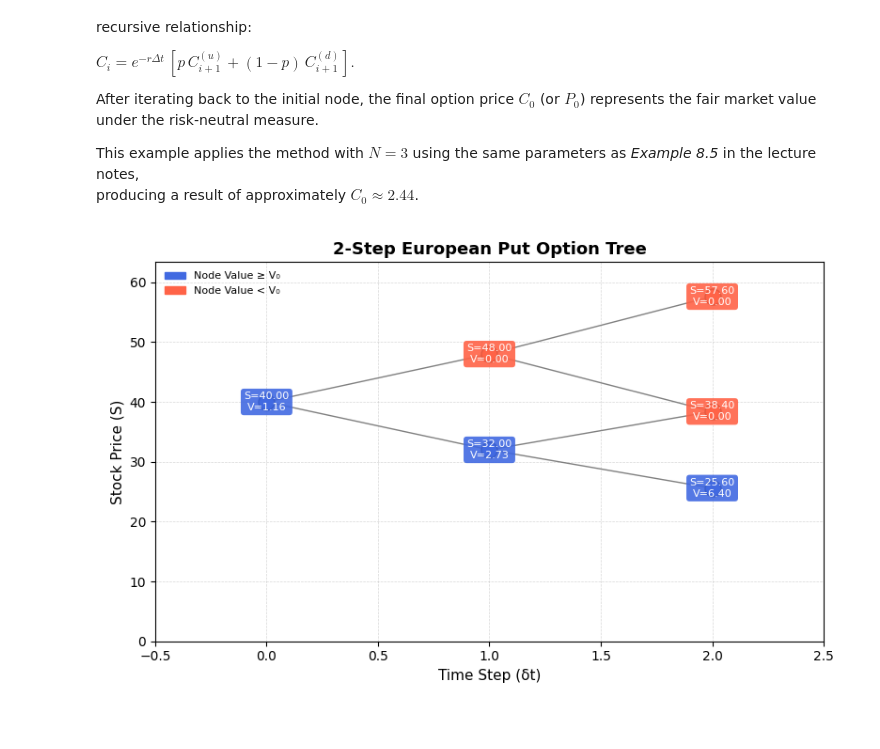
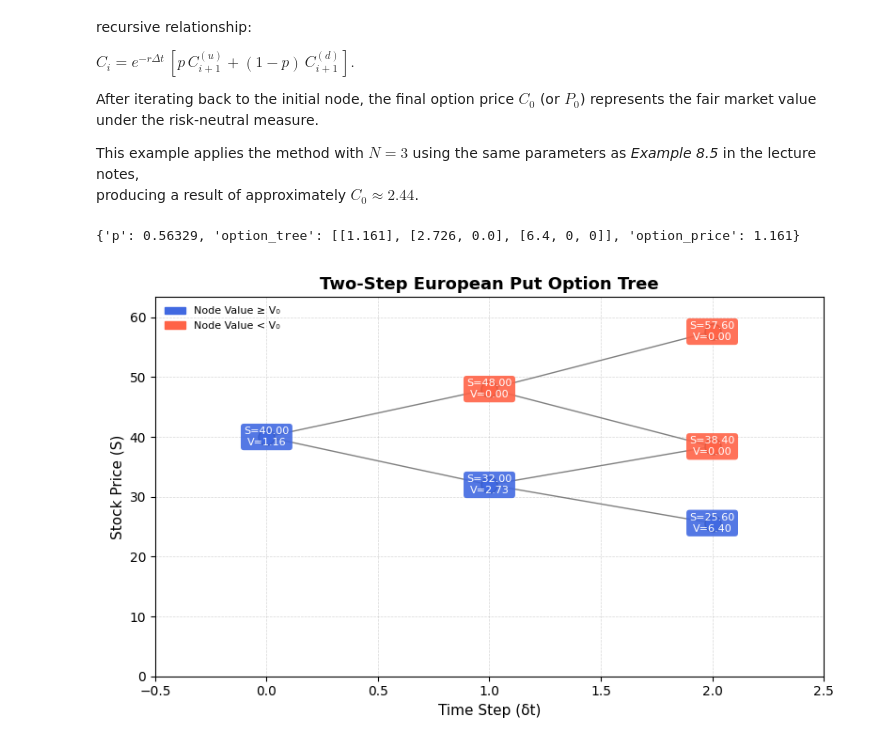
Before and after one commit to heavy-t/MMATH_Project, a Jupyter notebook: Euro Binomial Tree.ipynb, the cells around one changed output. Drawn from its saved outputs; the diff is of its cells as text; code cells hidden in the pictures.

```diff
--- a/Euro Binomial Tree.ipynb
+++ b/Euro Binomial Tree.ipynb
@@ -202,7 +204,8 @@ After iterating back to the initial node, the final option price $ C_0 $ (or $ P
 This example applies the method with $ N = 3 $ using the same parameters as *Example 8.5* in the lecture notes,
 producing a result of approximately $ C_0 \approx 2.44 $.
 # %%
-def euro_binomial_option_price(S0, E, r, T, u, d, N, option_type="call"):
+def euro_binomial_tree(S0, E, r, T, u, d, N, option_type="call"):
+    import math
     """Price a European option using an N-step binomial tree and return all intermediate values."""
     dt = T / N
     p = (math.exp(r * dt) - d) / (u - d)
@@ -227,17 +230,25 @@ def euro_binomial_option_price(S0, E, r, T, u, d, N, option_type="call"):
         ]
         option_tree.insert(0, values)  # add current layer to front
 
+    option_tree = [[round(v, 3) for v in level] for level in option_tree]
     return {
         "p": round(p, 5),
         "option_tree": option_tree,
         "option_price": round(option_tree[0][0], 3)
     }
+# %%
+# Example 9.6: Two-step put option
+S0, E, r, T, u, d, N , option_type = 40, 32, 0.1, 0.5, 1.2, 0.8, 2 , "put"
+result = euro_binomial_tree(S0, E, r, T, u, d, N, option_type)
+print(result)
+
+# Expected output: {'p': 0.56329, 'Cuu': 0, 'Cud': 0, 'Cdd': 6.4, 'C0': 1.161}
+# %% [output]
+{'p': 0.56329, 'option_tree': [[1.161], [2.726, 0.0], [6.4, 0, 0]], 'option_price': 1.161}
 # %%
-# Example 9.6: Two-step put option with "euro_binomial_option_price" and graph output
+S0, E, r, T, u, d, N , option_type = 40, 32, 0.1, 0.5, 1.2, 0.8, 2 , "put"
+result = euro_binomial_tree(S0, E, r, T, u, d, N, option_type)
 
-S0, E, r, T, u, d, N , option_type = 40, 32, 0.1, 0.5, 1.2, 0.8, 2 , "put"
-result = (euro_binomial_option_price(S0, E, r, T, u, d, N, option_type))
-
-plot_euro_binomial_option_tree(S0, u, d, result_dict=result, title=str(N) + "-Step European " + option_type.capitalize() +" Option Tree")
+plot_euro_binomial_option_tree(S0, u, d, result, title="Two-Step European Put Option Tree")
 # %% [output]
-[figure, old version]
+[figure, new version]
```
Also changed, not shown: parts of 3 cells of this notebook, 3 other files.
